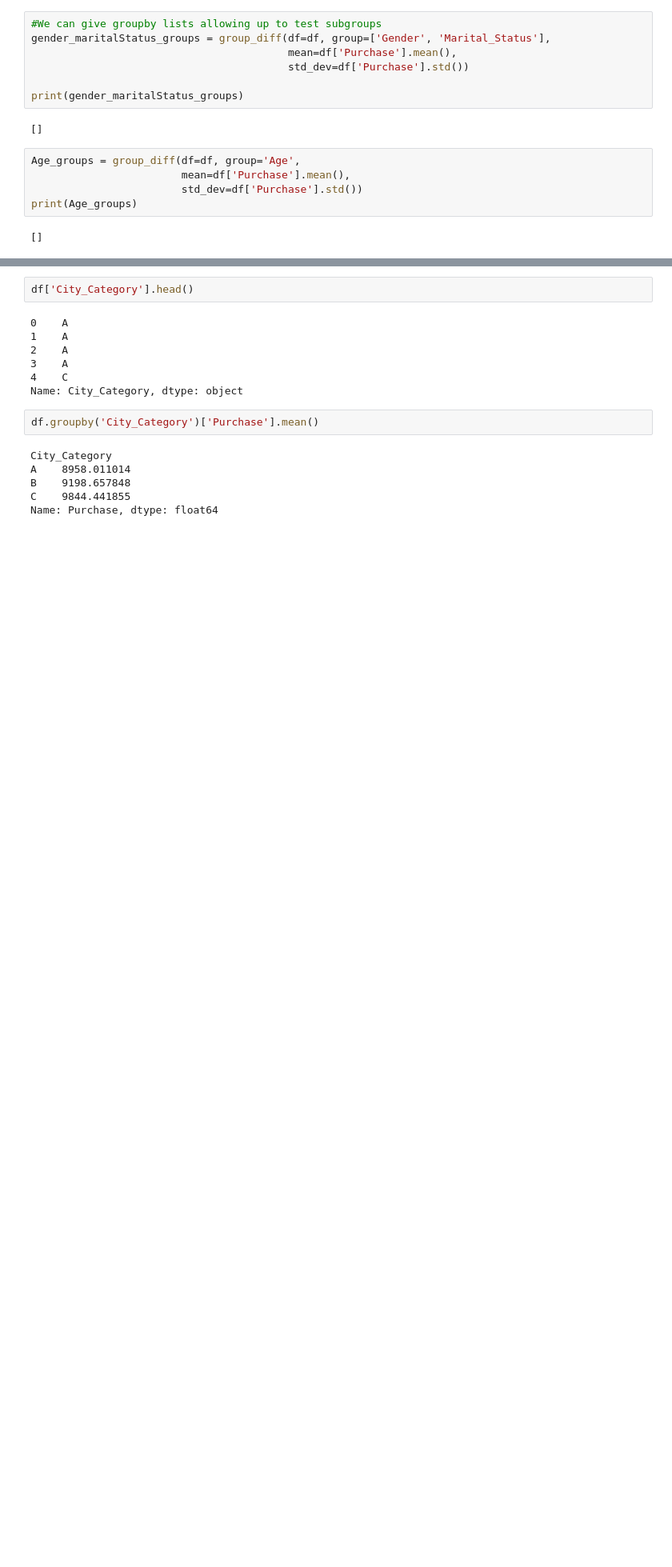
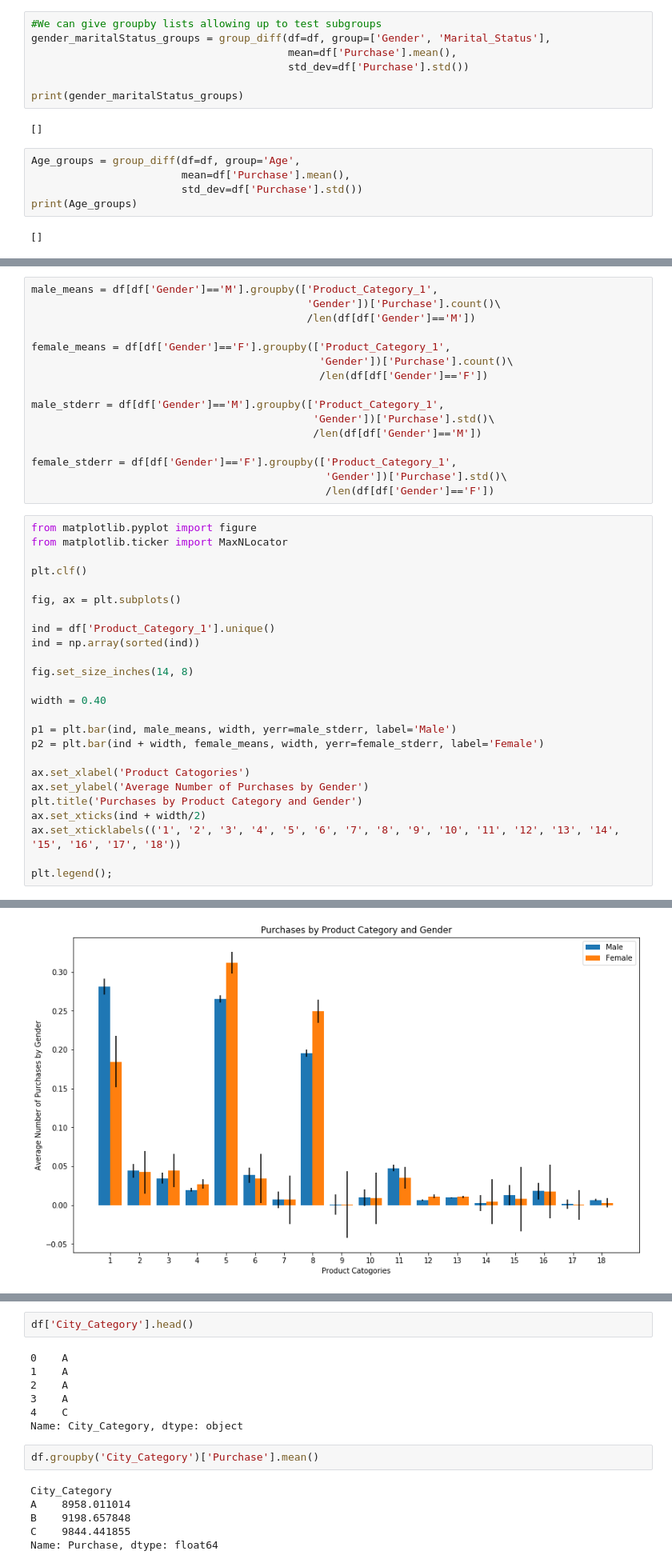
Before and after one commit to michaelreinhard/black_friday, a Jupyter notebook: Analysis.ipynb, the cells around one changed output, grey strips where cells are left out. Shown at 80% size. Cells and saved outputs as stored; diff of their text form; blank space fills up the shorter version.

Commit message:
product purchases by gender

```diff
--- a/Analysis.ipynb
+++ b/Analysis.ipynb
@@ -192,0 +204,42 @@ print(Age_groups)
+# %%
+male_means = df[df['Gender']=='M'].groupby(['Product_Category_1',
+                                            'Gender'])['Purchase'].count()\
+                                            /len(df[df['Gender']=='M'])
+
+female_means = df[df['Gender']=='F'].groupby(['Product_Category_1',
+                                              'Gender'])['Purchase'].count()\
+                                              /len(df[df['Gender']=='F'])
+
+male_stderr = df[df['Gender']=='M'].groupby(['Product_Category_1',
+                                             'Gender'])['Purchase'].std()\
+                                             /len(df[df['Gender']=='M'])
+
+female_stderr = df[df['Gender']=='F'].groupby(['Product_Category_1',
+                                               'Gender'])['Purchase'].std()\
+                                               /len(df[df['Gender']=='F'])
+# %%
+from matplotlib.pyplot import figure
+from matplotlib.ticker import MaxNLocator
+
+plt.clf()
+
+fig, ax = plt.subplots()
+
+ind = df['Product_Category_1'].unique()
+ind = np.array(sorted(ind))
+
+fig.set_size_inches(14, 8)
+
+width = 0.40
+
+p1 = plt.bar(ind, male_means, width, yerr=male_stderr, label='Male')
+p2 = plt.bar(ind + width, female_means, width, yerr=female_stderr, label='Female')
+
+ax.set_xlabel('Product Catogories')
+ax.set_ylabel('Average Number of Purchases by Gender')
+plt.title('Purchases by Product Category and Gender')
+ax.set_xticks(ind + width/2)
+ax.set_xticklabels(('1', '2', '3', '4', '5', '6', '7', '8', '9', '10', '11', '12', '13', '14', '15', '16', '17', '18'))
+
+plt.legend();
+# %% [output]
@@ -192,0 +247 @@ print(Age_groups)
+[figure, added]
```
Also changed, not shown: parts of 22 cells of this notebook.
